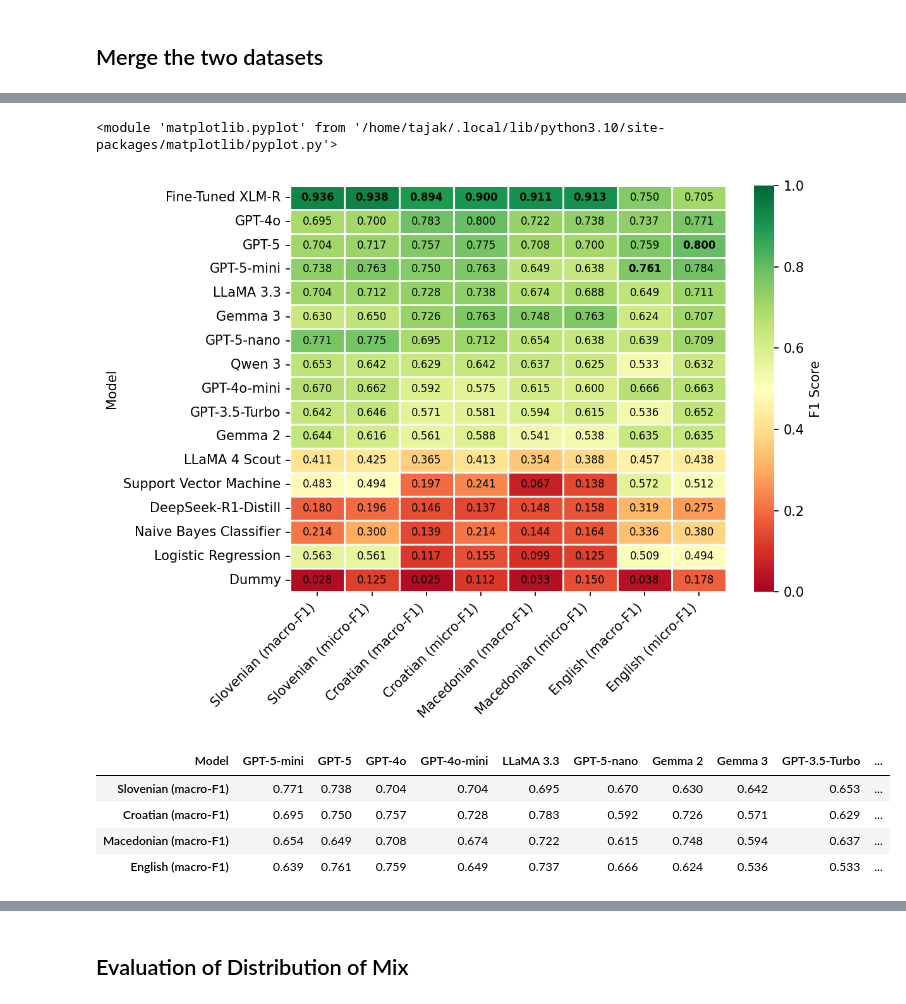
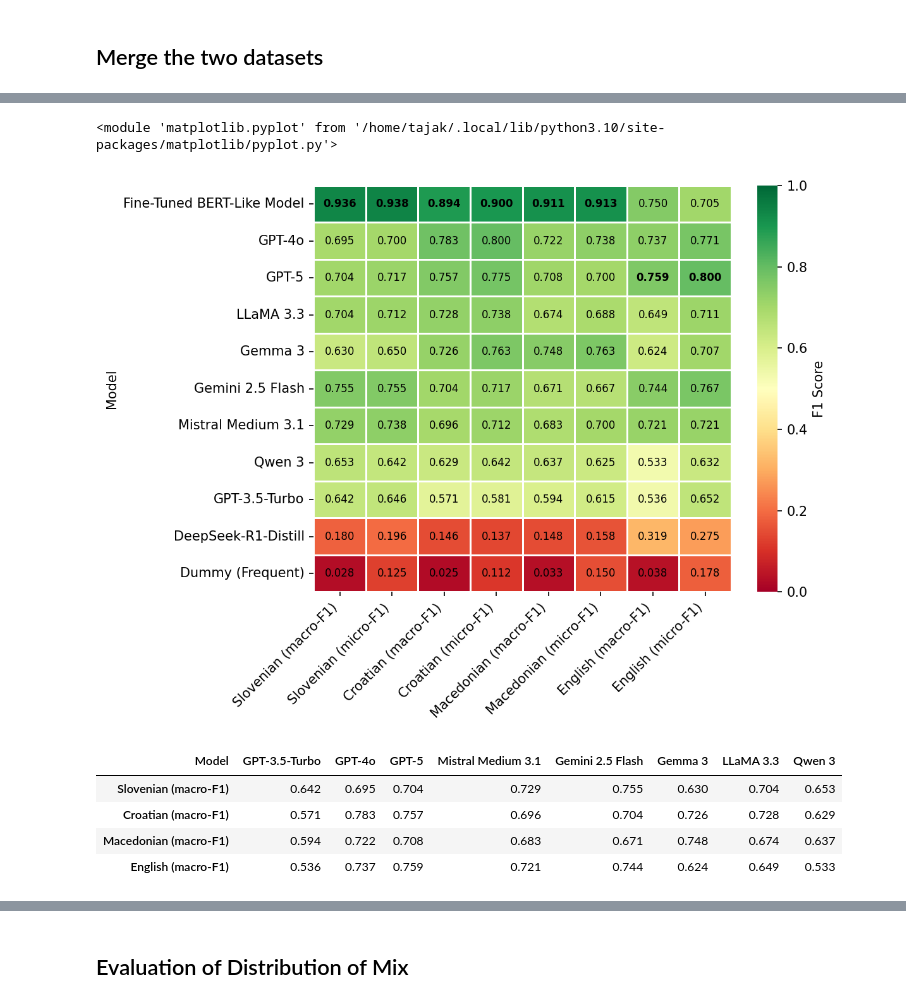
Before and after one commit to TajaKuzman/Benchmarking-Text-Classification-on-South-Slavic, a Jupyter notebook: Genre-Automatic-Identification-Benchmark/evaluation-for-the-paper/evaluation_for_the_paper.ipynb, the cells around one changed output, grey strips where cells are left out. Cells and saved outputs as stored; diff of their text form; code cells hidden in the pictures.

```diff
--- a/Genre-Automatic-Identification-Benchmark/evaluation-for-the-paper/evaluation_for_the_paper.ipynb
+++ b/Genre-Automatic-Identification-Benchmark/evaluation-for-the-paper/evaluation_for_the_paper.ipynb
@@ -409,4 +396,0 @@ results_df["Model"].to_list()
-# %%
-results_df = results_df[~results_df["Model"].isin(['dummy-stratified','GaMS-9B-Instruct','CORE register classifier','NLI zero-shot model ([mDeBERTa-v3-base-mnli-xnli](https://huggingface.co/MoritzLaurer/mDeBERTa-v3-base-mnli-xnli))', 'fastText'])]
-
-results_df
@@ -438,8 +403,8 @@ rename_dict = {
     "gemma2:27b": "Gemma 2",
     "llama3.3:latest": "LLaMA 3.3",
     "deepseek-r1:14b": "DeepSeek-R1-Distill",
-    "dummy-most_frequent": "Dummy",
-    "X-GENRE classifier": "Fine-Tuned XLM-R",
+    "dummy-most_frequent": "Dummy (Frequent)",
+    "X-GENRE classifier": "Fine-Tuned BERT-Like Model",
     "SVC": "Support Vector Machine",
     "COMPLEMENTNB": "Naive Bayes Classifier",
     "LOGISTICREGRESSION": "Logistic Regression",
@@ -453,4 +418,7 @@ rename_dict = {
 
 # Apply the renaming
 results_df["Model"] = results_df["Model"].replace(rename_dict)
+
+
+print(results_df.to_markdown(index=False))
 # %% [output]
@@ -482,0 +446,4 @@ results_df
+# %%
+results_df = results_df[results_df["Model"].isin(['Fine-Tuned BERT-Like Model', 'Gemini 2.5 Flash', 'GPT-5','GPT-4o', 'Mistral Medium 3.1', 'LLaMA 3.3', 'Gemma 3', 'GPT-3.5-Turbo', 'Qwen 3', 'DeepSeek-R1-Distill',  'Dummy (Frequent)'])]
+
+results_df.sort_values(by="Model", ascending=True)
@@ -545,21 +519,25 @@ for x in range(data.shape[1]):  # columns
 plt.xticks(rotation=45, ha='right')
 plt.tight_layout()
 
+plt.savefig("genre-results-heatmap.png", dpi=300)
 plt
 # %% [output]
 <module 'matplotlib.pyplot' from '/home/tajak/.local/lib/python3.10/site-packages/matplotlib/pyplot.py'>
-[figure, old version]
+[figure, new version]
 # %%
-results_gpt = results_df[results_df["Model"].isin([ 'GPT-5-mini', 'GPT-5', 'GPT-4o', 'GPT-4o-mini', 'LLaMA 3.3', 'GPT-5-nano', 'Gemma 2', 'Gemma 3', 'GPT-3.5-Turbo', "LLaMA 4 Scout", "Qwen 3"])]
+results_gpt = results_df[~results_df["Model"].isin(["Dummy (Frequent)", "Fine-Tuned BERT-Like Model", 'DeepSeek-R1-Distill'])]
 
-results_transposed = results_gpt.sort_values(by="Slovenian (micro-F1)", ascending=False).set_index(results_gpt["Model"]).drop(columns=["Model", 'Slovenian (micro-F1)', 'Croatian (micro-F1)', 'Macedonian (micro-F1)', 'English (micro-F1)']).transpose()
+results_transposed = results_gpt.set_index(results_gpt["Model"]).drop(columns=["Model", 'Slovenian (micro-F1)', 'Croatian (micro-F1)', 'Macedonian (micro-F1)', 'English (micro-F1)']).transpose()
+
+results_transposed = results_transposed[['GPT-3.5-Turbo', 'GPT-4o', 'GPT-5', 'Mistral Medium 3.1', 'Gemini 2.5 Flash','Gemma 3', 'LLaMA 3.3', 'Qwen 3']]
+
 results_transposed
 # %% [output]
-| Model | GPT-5-mini | GPT-5 | GPT-4o | GPT-4o-mini | LLaMA 3.3 | GPT-5-nano | Gemma 2 | Gemma 3 | GPT-3.5-Turbo | ... |
-| Slovenian (macro-F1) | 0.771 | 0.738 | 0.704 | 0.704 | 0.695 | 0.670 | 0.630 | 0.642 | 0.653 | ... |
-| Croatian (macro-F1) | 0.695 | 0.750 | 0.757 | 0.728 | 0.783 | 0.592 | 0.726 | 0.571 | 0.629 | ... |
-| Macedonian (macro-F1) | 0.654 | 0.649 | 0.708 | 0.674 | 0.722 | 0.615 | 0.748 | 0.594 | 0.637 | ... |
-| English (macro-F1) | 0.639 | 0.761 | 0.759 | 0.649 | 0.737 | 0.666 | 0.624 | 0.536 | 0.533 | ... |
+| Model | GPT-3.5-Turbo | GPT-4o | GPT-5 | Mistral Medium 3.1 | Gemini 2.5 Flash | Gemma 3 | LLaMA 3.3 | Qwen 3 |
+| Slovenian (macro-F1) | 0.642 | 0.695 | 0.704 | 0.729 | 0.755 | 0.630 | 0.704 | 0.653 |
+| Croatian (macro-F1) | 0.571 | 0.783 | 0.757 | 0.696 | 0.704 | 0.726 | 0.728 | 0.629 |
+| Macedonian (macro-F1) | 0.594 | 0.722 | 0.708 | 0.683 | 0.671 | 0.748 | 0.674 | 0.637 |
+| English (macro-F1) | 0.536 | 0.737 | 0.759 | 0.721 | 0.744 | 0.624 | 0.649 | 0.533 |
 # %%
 import matplotlib.pyplot as plt
 
```
Also changed, not shown: parts of 21 cells of this notebook, 56 other files.
